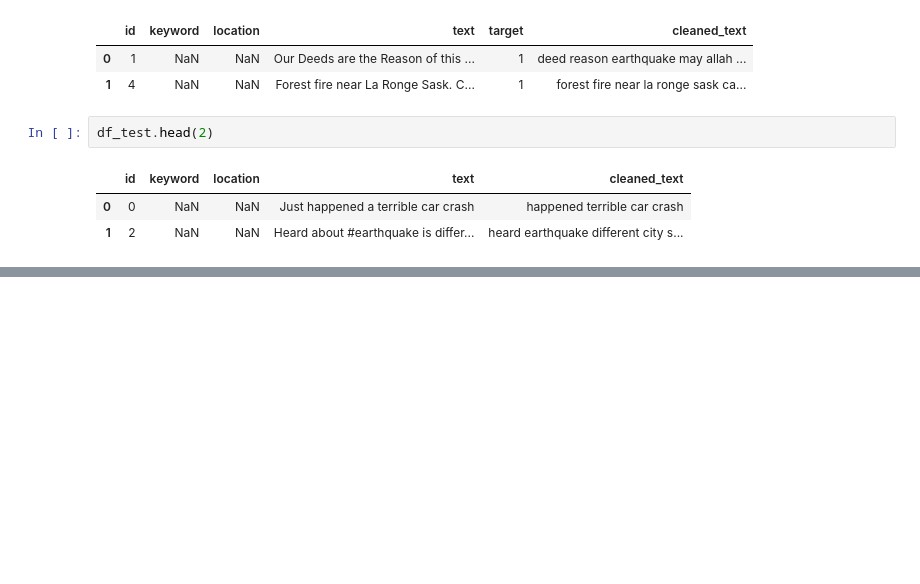
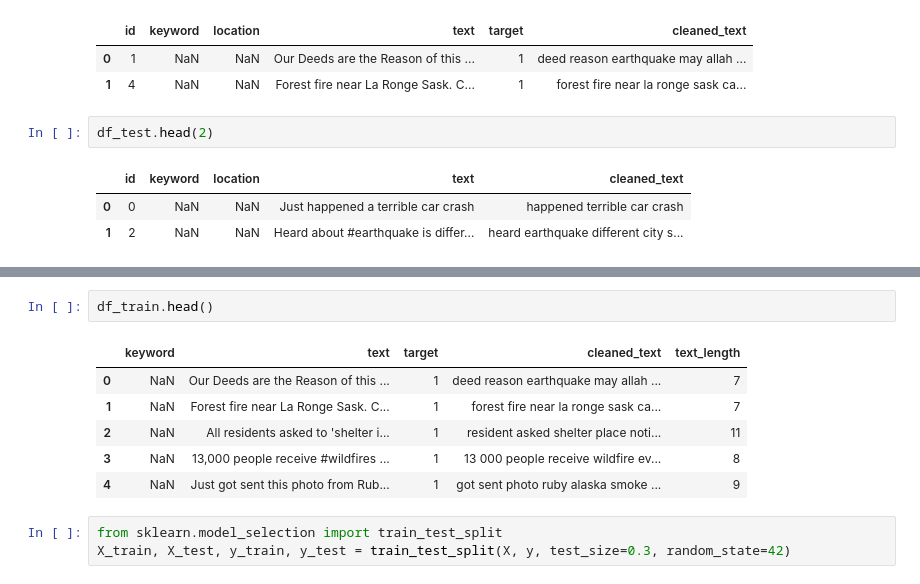
Before and after one commit to pranav9877/Pranav, a Jupyter notebook: DataCleaning1.ipynb, the cells around one changed output, grey strips where cells are left out. Saved outputs shown, nothing was run; the diff lists cells and outputs as text; blank space fills up the shorter version.

```diff
--- a/DataCleaning1.ipynb
+++ b/DataCleaning1.ipynb
@@ -119,0 +137,12 @@ df_test.head(2)
+# %%
+df_train.head()
+# %% [output]
+|  | keyword | text | target | cleaned_text | text_length |
+| 0 | NaN | Our Deeds are the Reason of this ... | 1 | deed reason earthquake may allah ... | 7 |
+| 1 | NaN | Forest fire near La Ronge Sask. C... | 1 | forest fire near la ronge sask ca... | 7 |
+| 2 | NaN | All residents asked to 'shelter i... | 1 | resident asked shelter place noti... | 11 |
+| 3 | NaN | 13,000 people receive #wildfires ... | 1 | 13 000 people receive wildfire ev... | 8 |
+| 4 | NaN | Just got sent this photo from Rub... | 1 | got sent photo ruby alaska smoke ... | 9 |
+# %%
+from sklearn.model_selection import train_test_split
+X_train, X_test, y_train, y_test = train_test_split(X, y, test_size=0.3, random_state=42)
```
Also changed, not shown: parts of 6 cells of this notebook.
